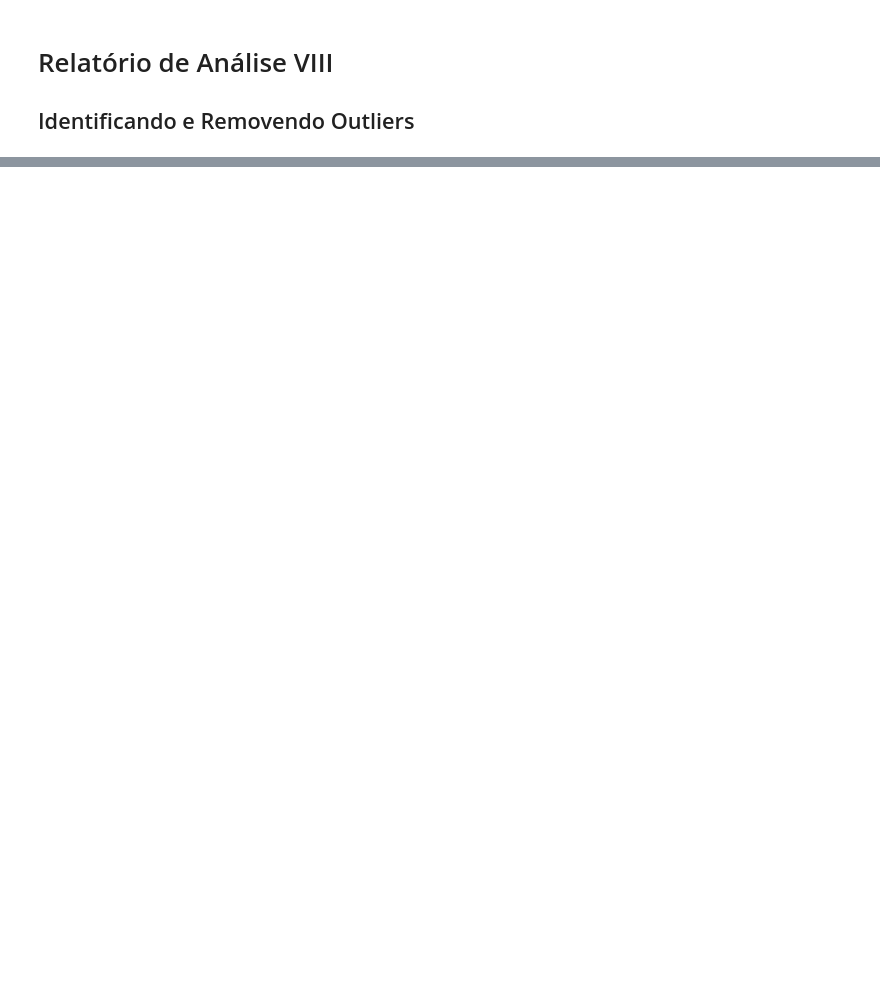
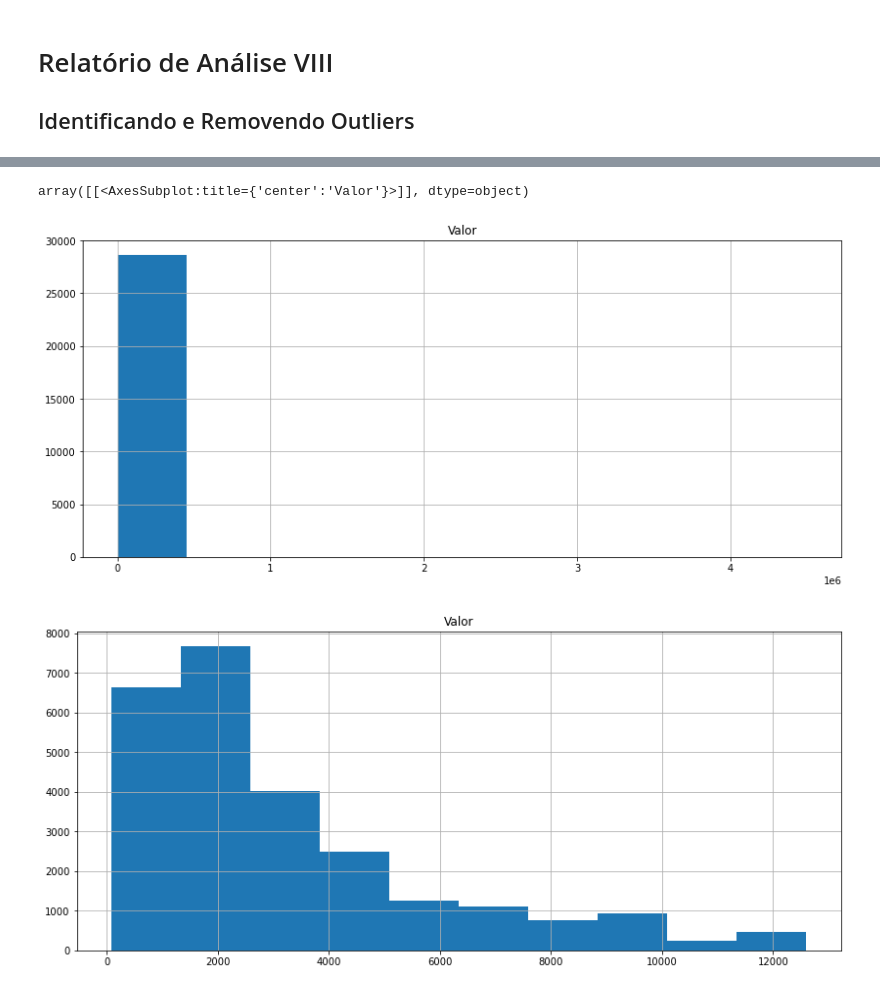
Before and after one commit to JulianaBergamini/aluguelPandas, a Jupyter notebook: RA 8 Identificando e Removendo Outliers.ipynb, the cells around one changed output, grey strips where cells are left out. Saved outputs shown, nothing was run; the diff lists cells and outputs as text; code cells hidden in the pictures; blank space fills up the shorter version.

```diff
--- a/RA 8 Identificando e Removendo Outliers.ipynb
+++ b/RA 8 Identificando e Removendo Outliers.ipynb
@@ -17,0 +56,7 @@ dados.boxplot(['Valor'])
+# %%
+dados.hist(['Valor'])
+dados_new.hist(['Valor'])
+# %% [output]
+array([[<AxesSubplot:title={'center':'Valor'}>]], dtype=object)
+[figure, added]
+[figure, added]
```
Also changed, not shown: parts of 8 cells of this notebook, 5 other files.
